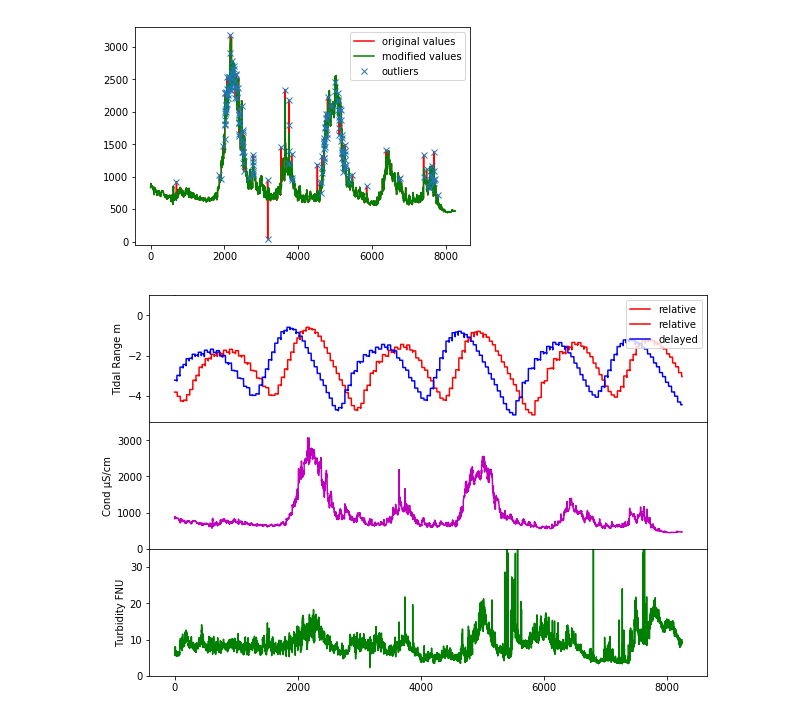
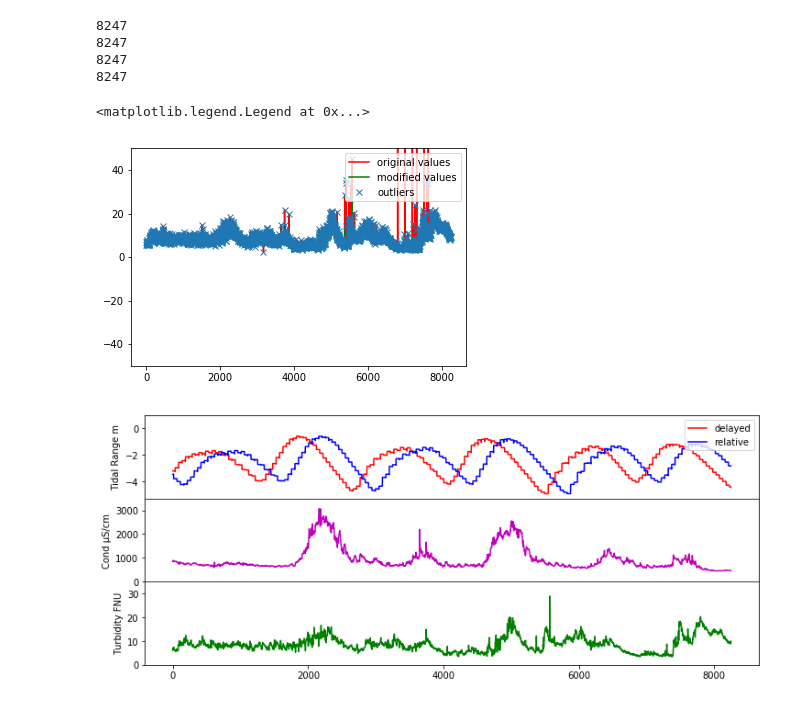
Before and after one commit to NicolasBelissent/FYP_, a Jupyter notebook: sensor_vs_tide.ipynb, the cells around one changed output. Drawn from its saved outputs; the diff is of its cells as text; code cells hidden in the pictures.

```diff
--- a/sensor_vs_tide.ipynb
+++ b/sensor_vs_tide.ipynb
@@ -40,4 +43,6 @@ Name: period, Length: 24739, dtype: object
 # %%
+# Function to determine the max values of a tidal range
+
 def maxTidalVals(dataframe):
     np_arr = dataframe.values
     np_arr = np_arr.tolist()
@@ -70,8 +75,12 @@ def maxTidalVals(dataframe):
     return df
 
 df_arr = maxTidalVals(tidal_df2018['Residual'])
-print(type(df_arr))
-print(type(tidal_df2018))
+df_arr_delay = maxTidalVals(delayed_tide['Residual'])
+print(df_arr_delay)
 
-final = pd.concat([df_arr,tidal_df2018], axis=1)
+df_arr_delay.columns = ['maxTidalValsDelayed']
+print(df_arr_delay)
+final = pd.concat([df_arr,tidal_df2018, df_arr_delay], axis=1)
+
+#print(final)
 # %% [output]
@@ -80,8 +104,12 @@ final = pd.concat([df_arr,tidal_df2018], axis=1)
 # %%
+# function to reduce the number of outliers in a noisy time series (for better analysis)
+
 def outlierReduction(dirty_data, thresh):
     outliers = []
     outliers = dirty_data.rolling(window=3, center=True).median()
     difference = np.abs(dirty_data - outliers)
+    print(len(outliers))
+    print(len(dirty_data))
     outlier_idx = []
     vals = []
     for i in range(len(dirty_data)):
@@ -89,56 +117,71 @@ def outlierReduction(dirty_data, thresh):
         if difference > threshold:
             outlier_idx.append(i)
             vals.append(dirty_data[i])
-
     return dirty_data.drop(outlier_idx), outlier_idx, vals
 
 
-threshold = 75
-clean_conductivity, o1, v1 = outlierReduction(tidal_sensordf['Cond µS/cm'],threshold)
-clean_turbidity, o2, v2 = outlierReduction(tidal_sensordf['Turbidity FNU'], threshold)
+
+threshold = 0.1
+clean_conductivity, o1, v1 = outlierReduction(tide_sensordf['Cond µS/cm'],threshold)
+clean_turbidity, o2, v2 = outlierReduction(tide_sensordf['Turbidity FNU'], threshold)
+#A = clean_turbidity.to_frame()
+#print((tide_sensordf['Turbidity FNU']))
+#print((A['Turbidity FNU']))
+#clean_turbidity = clean_turbidity[np.logical_not(np.isnan(clean_turbidity))]
+#print(type(clean_turbidity))
+##clean_turbidity2, o22, v22 = outlierReduction(clean_turbidity, threshold)
+# %% [output]
+8247
+8247
+8247
+8247
 # %%
 tidal_sensordf = pd.merge(old_sensor_df, final, on= 'period',how= 'inner')
 
 fig = plt.figure()
 ax = fig.add_subplot(111)
-ax.plot(tidal_sensordf['Cond µS/cm'], 'r', label = 'original values')
-ax.plot(clean_conductivity, 'g', label = 'modified values')
-ax.plot(o1,v1 , 'x', label = 'outliers')
+ax.plot(tidal_sensordf['Turbidity FNU'], 'r', label = 'original values')
+ax.plot(clean_turbidity, 'g', label = 'modified values')
+#ax.plot(clean_turbidity2, 'm', label = 'modified values')
+
+
+ax.plot(o2,v2 , 'x', label = 'outliers')
 #ax.plot(tidal_sensordf['Turbidity FNU'], 'g')
 #ax.set_xlim([0,7000])
-ax.set_ylim([-50,3300])
+ax.set_ylim([-50,50])
 ax.legend(loc="upper right")
 
 
 
-fig.savefig('outliers.png')
+#fig.savefig('outliers.png')
 # %% [output]
+<matplotlib.legend.Legend at 0x...>
-[figure, old version]
+[figure, new version]
 # %%
-fig, axs = plt.subplots(3, 1, sharex=True, figsize=(10,7))
+fig, axs = plt.subplots(3, 1, sharex=True, figsize=(12,5))
 # Remove horizontal space between axes
 fig.subplots_adjust(hspace=0)
 
 # Plot each graph, and manually set the y tick values
-axs[0].plot(delayed_tide,'r', label = "relative")
-axs[0].plot(tidal_sensordf['maxTidalVals'], 'b', label = "delayed")
+axs[0].plot(tidal_sensordf['maxTidalVals'],'r', label = "delayed")
+axs[0].plot(tidal_sensordf['maxTidalValsDelayed'], 'b', label = "relative")
 axs[0].set_ylabel('Tidal Range m')
 axs[0].set_ylim(-5.3, 1)
 axs[0].legend(loc="upper right")
 
 
 
 axs[1].plot(clean_conductivity, 'm')
 axs[1].set_ylabel('Cond µS/cm')
 axs[1].set_ylim(0, 3500)
 
 axs[2].plot(clean_turbidity, 'g')
 #axs[2].set_yticks(np.arange(-0.9, 1.0, 0.4))
 axs[2].set_ylabel('Turbidity FNU')
 axs[2].set_ylim(0, 35)
 
 fig.savefig('sensor_vs_tide.png')
 # %% [output]
-[figure, old version]
+[figure, new version]
 # %%
 tidal_sensordf.corr(method = 'pearson')
```
Also changed, not shown: parts of 5 cells of this notebook, 2 other files.
